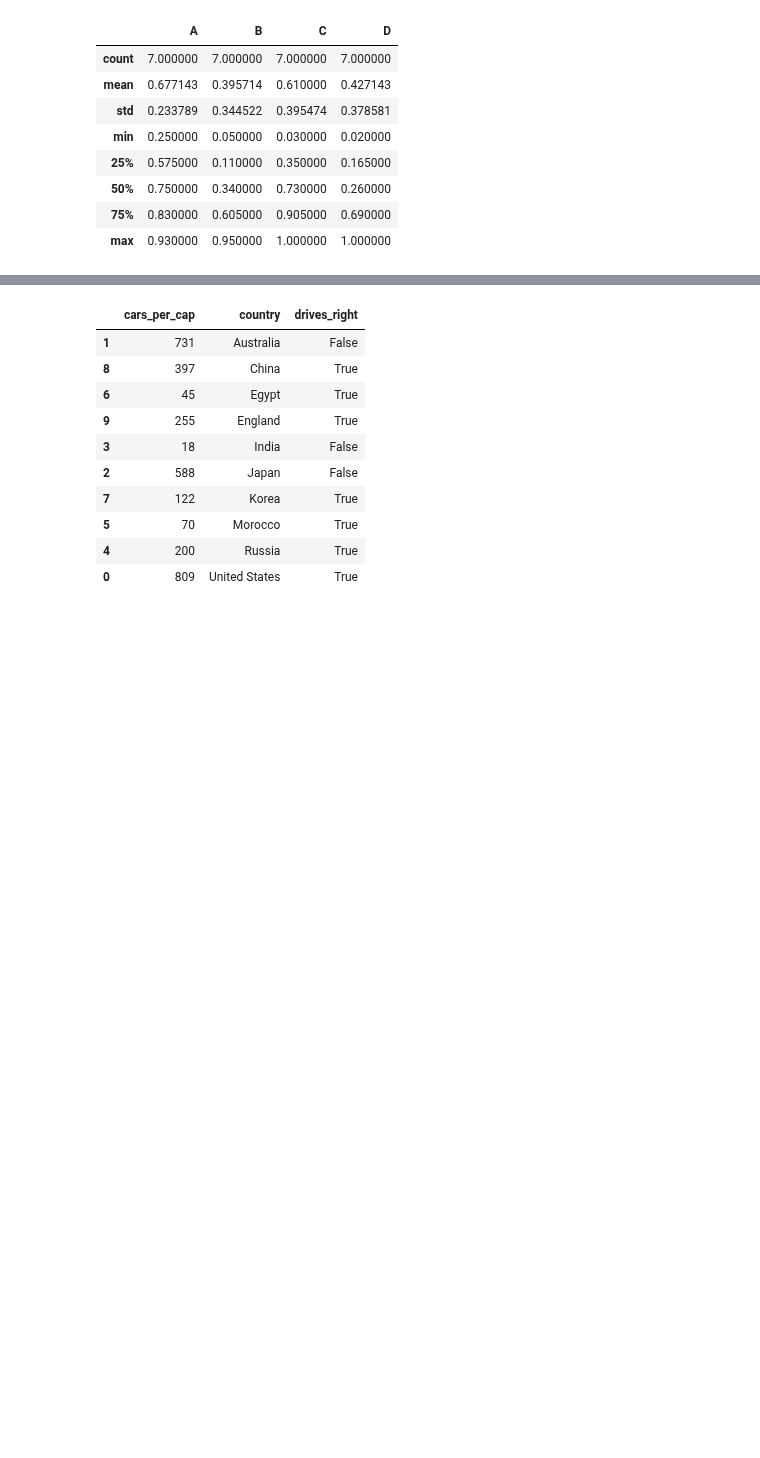
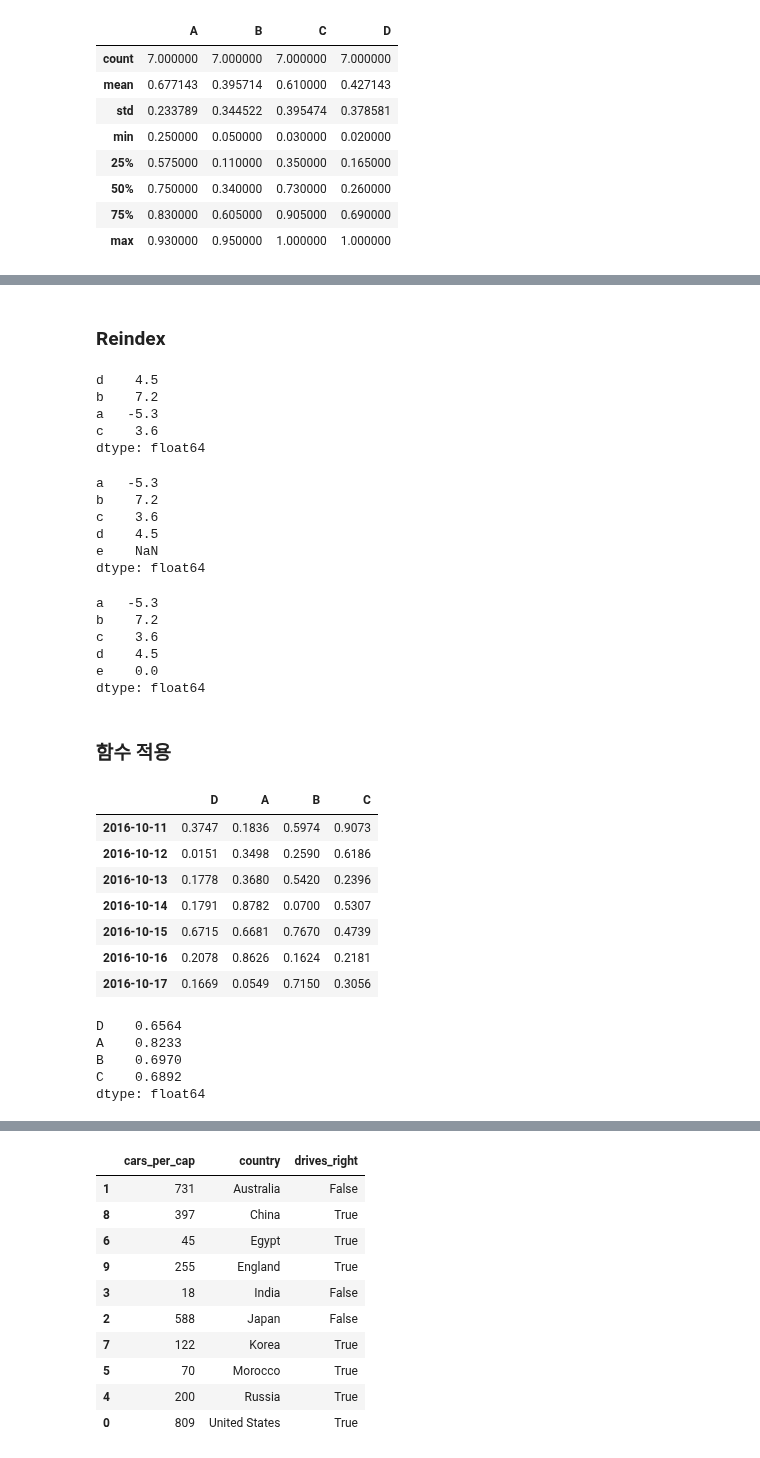
Before and after one commit to woosa7/PythonDataAnalytics, a Jupyter notebook: pandas/pandas01.ipynb, the cells around one changed output, grey strips where cells are left out. Drawn from its saved outputs; the diff is of its cells as text; code cells hidden in the pictures; blank space fills up the shorter version.

```diff
--- a/pandas/pandas01.ipynb
+++ b/pandas/pandas01.ipynb
@@ -155,0 +187,44 @@ cars.T   # transposing data
+# %% [markdown]
+### Reindex
+# %%
+obj = pd.Series([4.5, 7.2, -5.3, 3.6], index=['d', 'b', 'a', 'c'])
+obj
+# %% [output]
+d    4.5
+b    7.2
+a   -5.3
+c    3.6
+dtype: float64
+# %%
+obj.reindex(['a', 'b', 'c', 'd', 'e'])
+# %% [output]
+a   -5.3
+b    7.2
+c    3.6
+d    4.5
+e    NaN
+dtype: float64
+# %%
+obj.reindex(['a', 'b', 'c', 'd', 'e'], fill_value=0)
+# %% [output]
+a   -5.3
+b    7.2
+c    3.6
+d    4.5
+e    0.0
+dtype: float64
+# %% [markdown]
+### 함수 적용
+# %%
+dates = pd.date_range('20161011', periods=7)
+df = pd.DataFrame(np.random.rand(7,4).round(4), index=[dates], columns=list('DABC'))
+df
+# %% [output]
+|  | D | A | B | C |
+| 2016-10-11 | 0.3747 | 0.1836 | 0.5974 | 0.9073 |
+| 2016-10-12 | 0.0151 | 0.3498 | 0.2590 | 0.6186 |
+| 2016-10-13 | 0.1778 | 0.3680 | 0.5420 | 0.2396 |
+| 2016-10-14 | 0.1791 | 0.8782 | 0.0700 | 0.5307 |
+| 2016-10-15 | 0.6715 | 0.6681 | 0.7670 | 0.4739 |
+| 2016-10-16 | 0.2078 | 0.8626 | 0.1624 | 0.2181 |
+| 2016-10-17 | 0.1669 | 0.0549 | 0.7150 | 0.3056 |
@@ -155,0 +233,8 @@ cars.T   # transposing data
+# %%
+df.apply(f)
+# %% [output]
+D    0.6564
+A    0.8233
+B    0.6970
+C    0.6892
+dtype: float64
```
Also changed, not shown: parts of 29 cells of this notebook.
